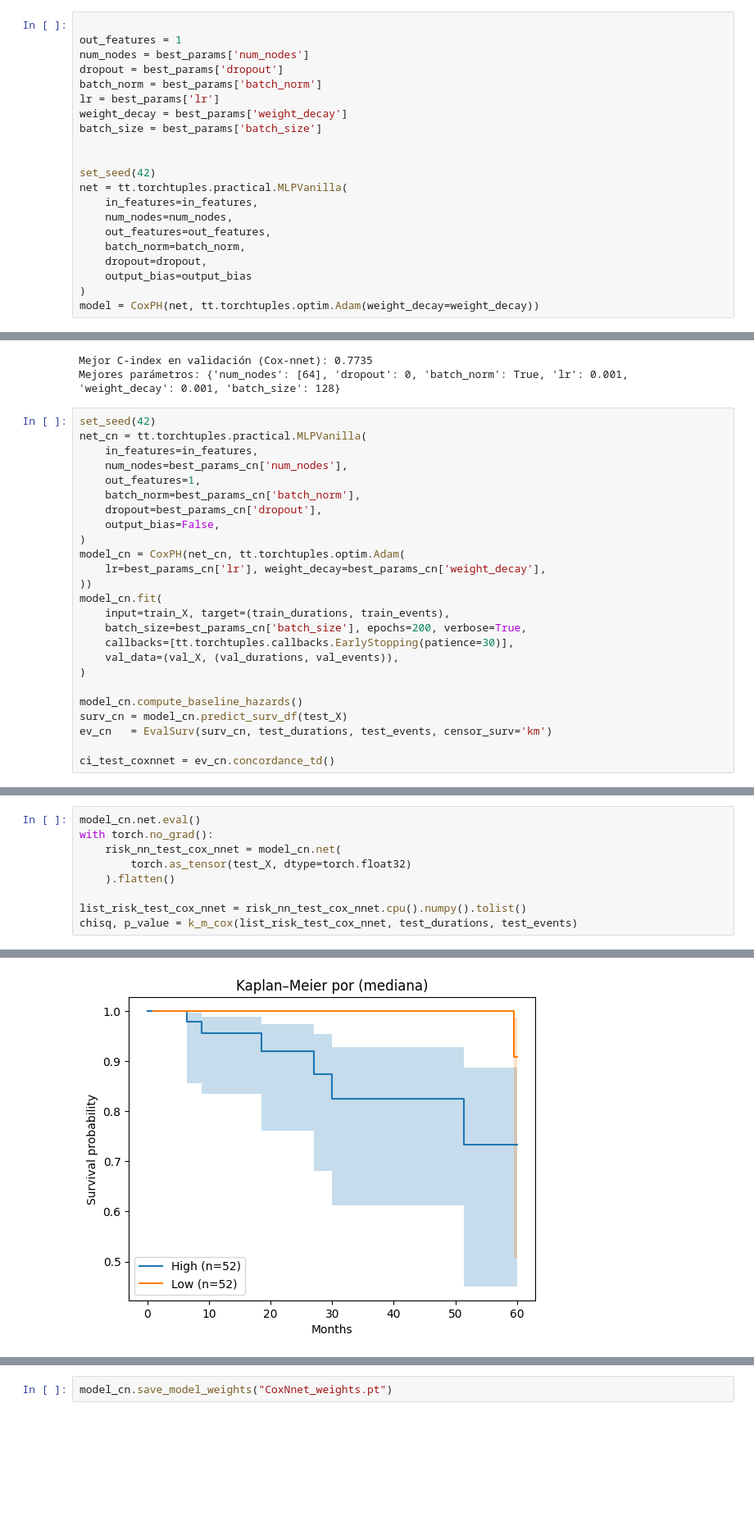
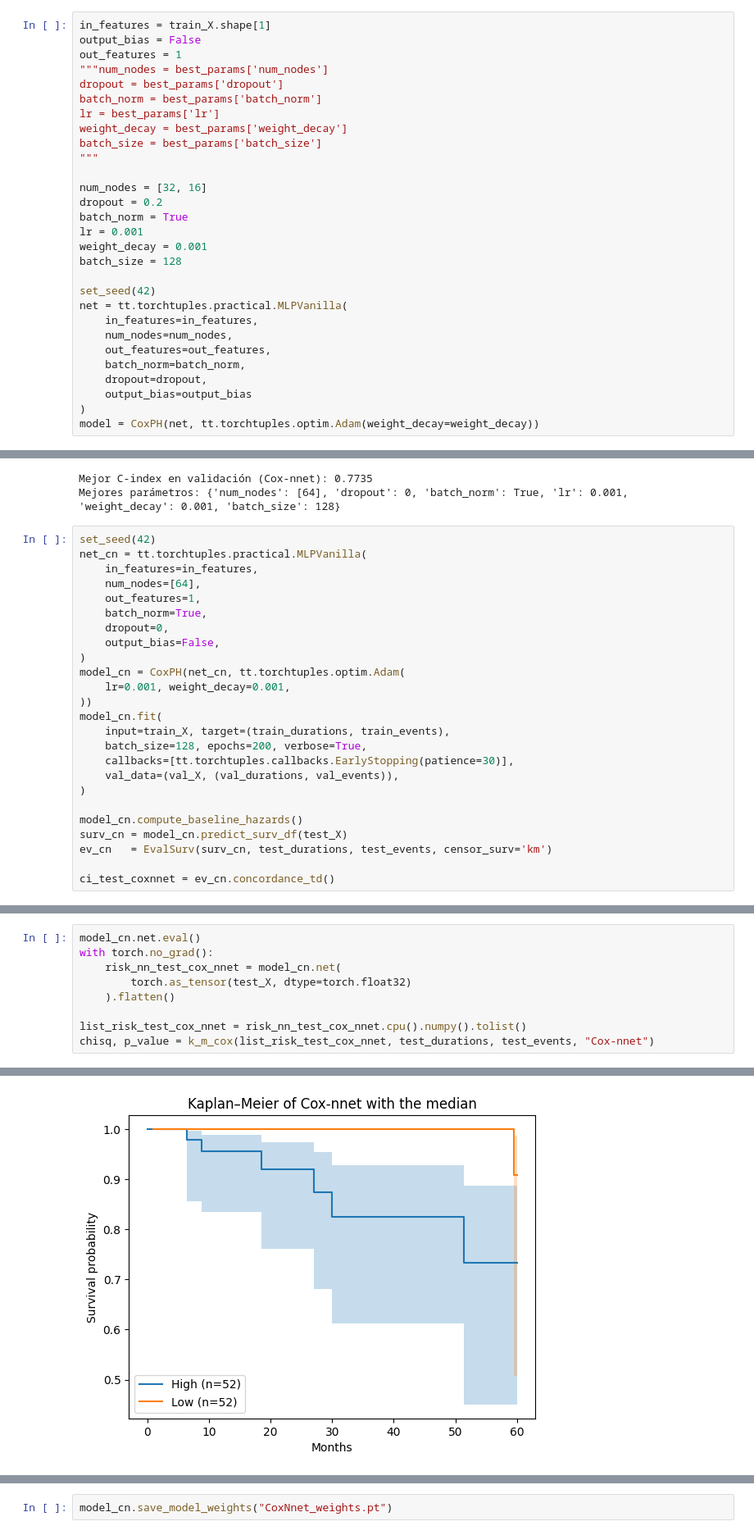
Before and after one commit to Fasmanuel2002/UPSA_Thesis_Research, a Jupyter notebook: research/notebooks/nn_Cox_limma.ipynb, the cells around one changed output, grey strips where cells are left out. Shown at 82% size. Cells and saved outputs as stored; diff of their text form; blank space fills up the shorter version.

```diff
--- a/research/notebooks/nn_Cox_limma.ipynb
+++ b/research/notebooks/nn_Cox_limma.ipynb
@@ -238,15 +241,23 @@ Mejores parámetros: {'num_nodes': [32, 16], 'dropout': 0.2, 'batch_norm': True,
 # %% [markdown]
 Training the Model
 # %%
-
+in_features = train_X.shape[1]
+output_bias = False
 out_features = 1
-num_nodes = best_params['num_nodes']
+"""num_nodes = best_params['num_nodes']
 dropout = best_params['dropout']
 batch_norm = best_params['batch_norm']
 lr = best_params['lr']
 weight_decay = best_params['weight_decay']
 batch_size = best_params['batch_size']
+"""
 
+num_nodes = [32, 16]
+dropout = 0.2
+batch_norm = True
+lr = 0.001
+weight_decay = 0.001
+batch_size = 128
 
 set_seed(42)
 net = tt.torchtuples.practical.MLPVanilla(
@@ -526,18 +537,18 @@ Mejores parámetros: {'num_nodes': [64], 'dropout': 0, 'batch_norm': True, 'lr':
 set_seed(42)
 net_cn = tt.torchtuples.practical.MLPVanilla(
     in_features=in_features,
-    num_nodes=best_params_cn['num_nodes'],
+    num_nodes=[64],
     out_features=1,
-    batch_norm=best_params_cn['batch_norm'],
-    dropout=best_params_cn['dropout'],
+    batch_norm=True,
+    dropout=0,
     output_bias=False,
 )
 model_cn = CoxPH(net_cn, tt.torchtuples.optim.Adam(
-    lr=best_params_cn['lr'], weight_decay=best_params_cn['weight_decay'],
+    lr=0.001, weight_decay=0.001,
 ))
 model_cn.fit(
     input=train_X, target=(train_durations, train_events),
-    batch_size=best_params_cn['batch_size'], epochs=200, verbose=True,
+    batch_size=128, epochs=200, verbose=True,
     callbacks=[tt.torchtuples.callbacks.EarlyStopping(patience=30)],
     val_data=(val_X, (val_durations, val_events)),
 )
@@ -574,31 +585,31 @@ C-index test  Cox-nnet : 0.8750  capas: [256]
 # %%
 model_cn.net.eval()
 with torch.no_grad():
     risk_nn_test_cox_nnet = model_cn.net(
         torch.as_tensor(test_X, dtype=torch.float32)
     ).flatten()
 
 list_risk_test_cox_nnet = risk_nn_test_cox_nnet.cpu().numpy().tolist()
-chisq, p_value = k_m_cox(list_risk_test_cox_nnet, test_durations, test_events)
+chisq, p_value = k_m_cox(list_risk_test_cox_nnet, test_durations, test_events, "Cox-nnet")
 # %% [output]
 For this group the risk High
 
 For the time 0 the risk group is 51
 For the time 12 the risk group is 40
 For the time 24 the risk group is 20
 For the time 36 the risk group is 13
 For the time 48 the risk group is 10
 For the time 60 the risk group is 0
 
 For this group the risk Low
 
 For the time 0 the risk group is 52
 For the time 12 the risk group is 43
 For the time 24 the risk group is 31
 For the time 36 the risk group is 21
 For the time 48 the risk group is 15
 For the time 60 the risk group is 0
-[figure, old version]
+[figure, new version]
 Log-rank: chi2=5.491, p=0.01911
 # %%
 train_X_np = train_X.cpu().numpy()
```
Also changed, not shown: parts of 6 cells of this notebook.
